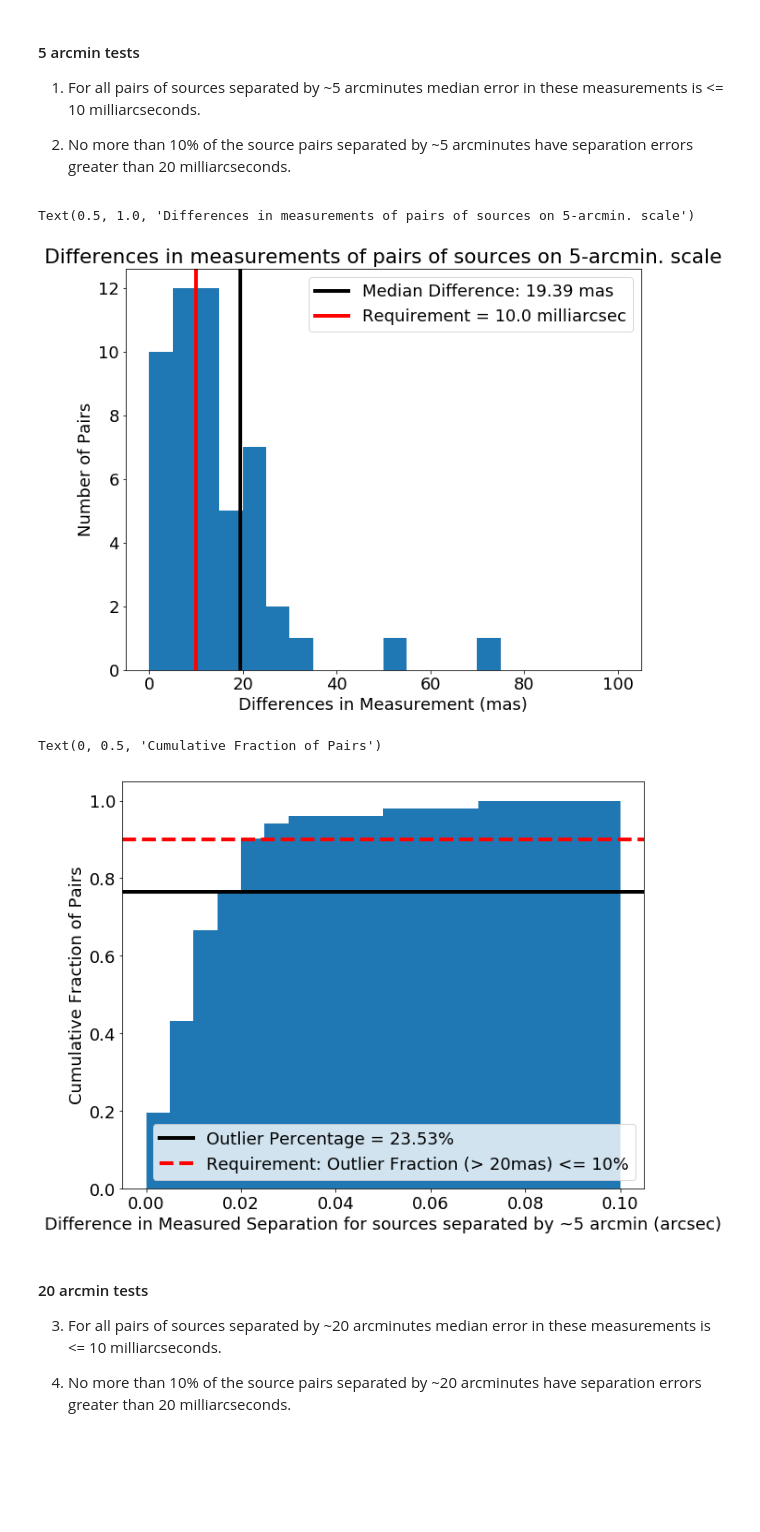
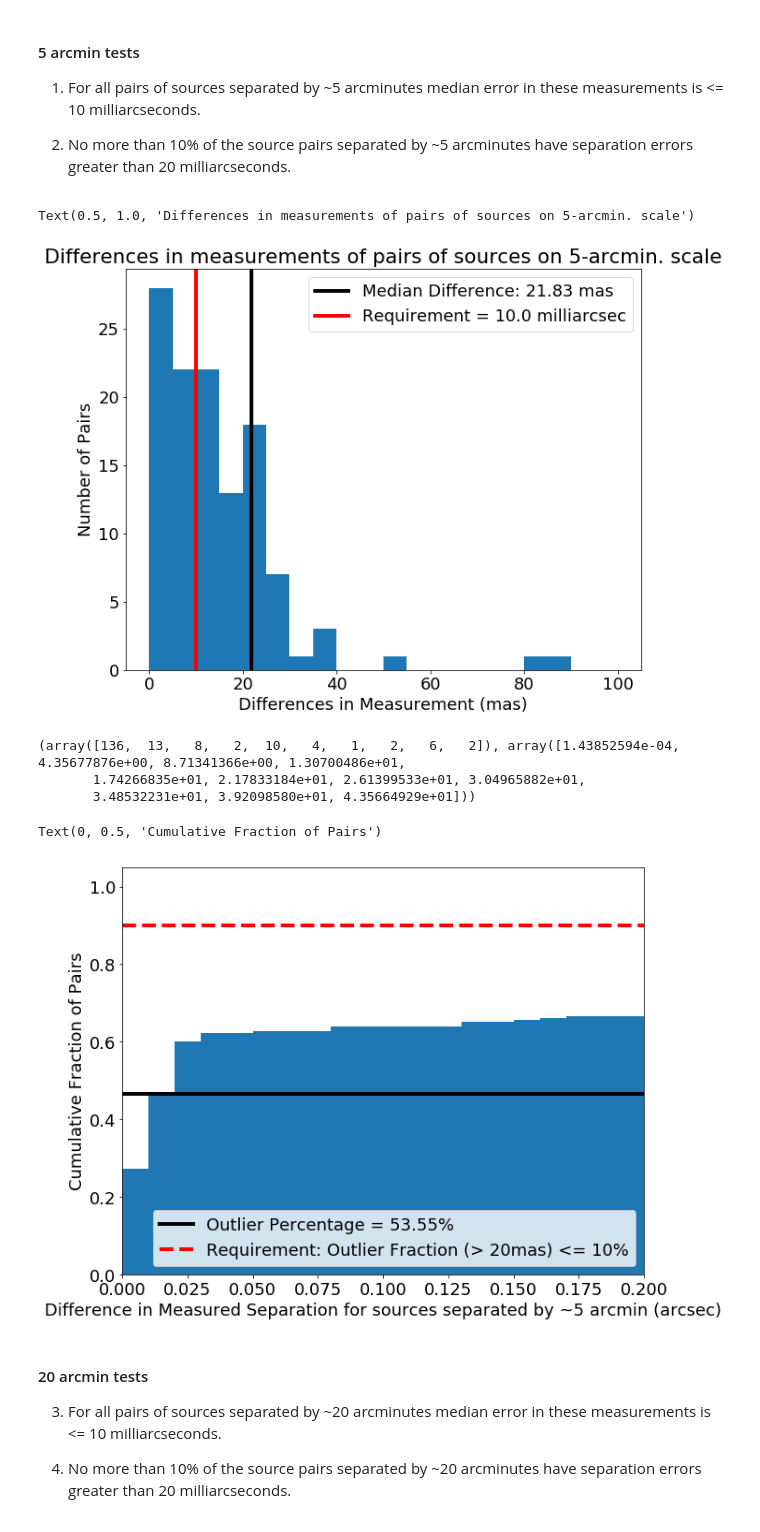
Before and after one commit to lsst-com/requirements_notebooks, a Jupyter notebook: TestCases/LVV-T960.ipynb, the cells around one changed output. Drawn from its saved outputs; the diff is of its cells as text; code cells hidden in the pictures; blank space fills up the shorter version.

```diff
--- a/TestCases/LVV-T960.ipynb
+++ b/TestCases/LVV-T960.ipynb
@@ -93,5 +126,5 @@ visit = int(warp_list[0].split('-')[-1].split('.')[0])
 # %%
-subset = butler.subset('src', filter=band, visit=visit)
+subset = butler.subset('src', filter='HSC-R', visit=int(test_visit))
 # %%
 # Load in sources from visit making exceptions for bad ccd 9 and focusing ccds.
 hsc_sources_df = None
@@ -311,7 +344,7 @@ Number of Objects present in all visits: 1377
 # %% [markdown]
 In order to speed things up we randomly select `use_objects` number of objects to calculate the separations. It takes a long time to calculate the separations for *all* possible pairs of objects in the visit.
 # %%
-use_objects = 200
+use_objects = 300
 rand_state = np.random.RandomState(98)
 pairs_list = list(combinations(rand_state.choice(np.arange(num_unique_objects),
                                                  size=use_objects, replace=False),
@@ -452,22 +572,29 @@ plt.ylabel('Number of Pairs')
 plt.title('%s' % am1_meas.extras['meas_errors'].description)
 # %% [output]
 Text(0.5, 1.0, 'Differences in measurements of pairs of sources on 5-arcmin. scale')
-[figure, old version]
+[figure, new version]
 # %%
 fig = plt.figure(figsize=(10, 8))
-n, bins, _ = plt.hist(np.abs(five_arcmin_df['diff']), range=(0, 0.1), bins=20,
+bins = np.linspace(0, 0.2, 21)
+bins = np.append(bins, np.max(five_arcmin_df['diff'])+0.01)
+print(np.histogram(np.abs(five_arcmin_df['diff'])))
+n, bins, _ = plt.hist(np.abs(five_arcmin_df['diff']), bins=bins,
                       cumulative=True, density=True)
+plt.xlim((0, 0.2))
 current_outlier_frac_5 = n[np.where(bins < 0.02)[0][-1]]
 plt.axhline(current_outlier_frac_5, 0, 1, c='k',
             label='Outlier Percentage = %.2f%s' % ((1.-current_outlier_frac_5)*100, '%'),
             lw=4)
 plt.axhline(0.9, 0, 1, c='r', ls='--', label='Requirement: Outlier Fraction (> 20mas) <= 10%', lw=4)
 plt.legend(loc=4)
 plt.xlabel('Difference in Measured Separation for sources separated by ~5 arcmin (arcsec)')
 plt.ylabel('Cumulative Fraction of Pairs')
 # %% [output]
-Text(0, 0.5, 'Cumulative Fraction of Pairs')
+(array([136,  13,   8,   2,  10,   4,   1,   2,   6,   2]), array([1.43852594e-04, 4.35677876e+00, 8.71341366e+00, 1.30700486e+01,
+       1.74266835e+01, 2.17833184e+01, 2.61399533e+01, 3.04965882e+01,
+       3.48532231e+01, 3.92098580e+01, 4.35664929e+01]))
+Text(0, 0.5, 'Cumulative Fraction of Pairs')
-[figure, old version]
+[figure, new version]
 # %% [markdown]
 #### 20 arcmin tests
 
```
Also changed, not shown: parts of 37 cells of this notebook, 2 other files.
